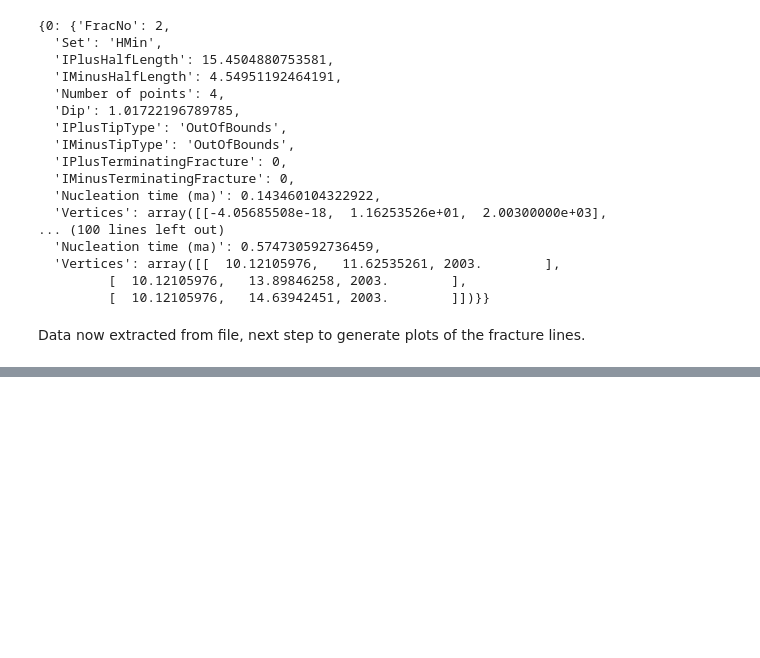
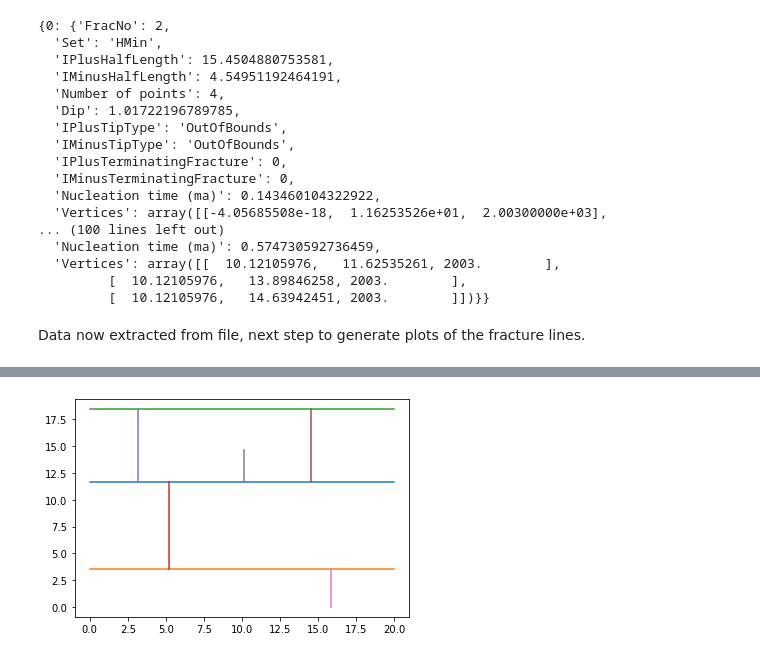
Before and after one commit to soldfield/geoseer, a Jupyter notebook: src/geoseer/dfngen_reader.ipynb, the cells around one changed output, grey strips where cells are left out. Saved outputs shown, nothing was run; the diff lists cells and outputs as text; code cells hidden in the pictures; blank space fills up the shorter version.

```diff
--- a/src/geoseer/dfngen_reader.ipynb
+++ b/src/geoseer/dfngen_reader.ipynb
@@ -150,0 +174,9 @@ Data now extracted from file, next step to generate plots of the fracture lines.
+# %%
+for key in fracture_db.keys():
+    x = fracture_db[key]['Vertices'][:,0]
+    y = fracture_db[key]['Vertices'][:,1]
+    plt.plot(x, y)
+
+plt.show()
+# %% [output]
+[figure, added]
```
Also changed, not shown: parts of 3 cells of this notebook.
